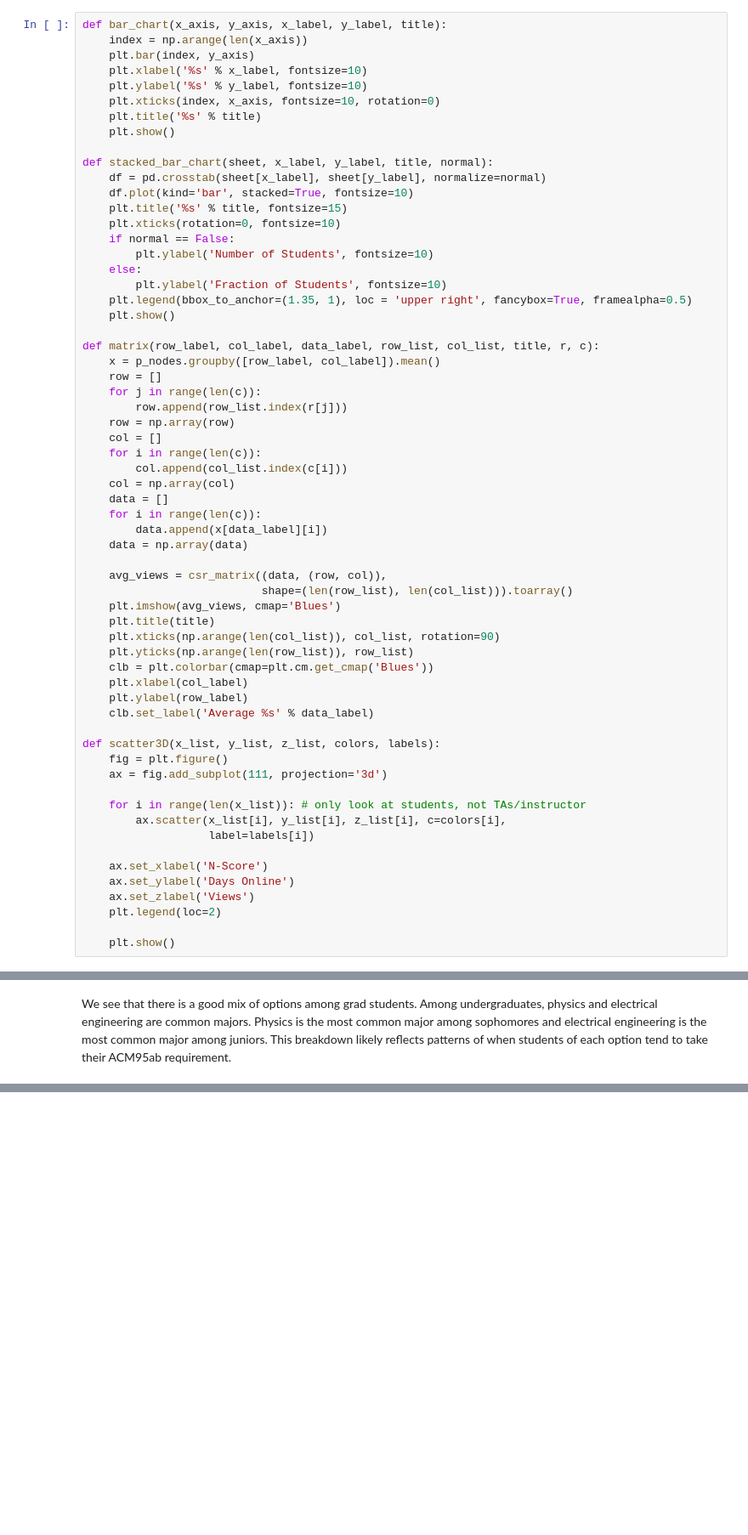
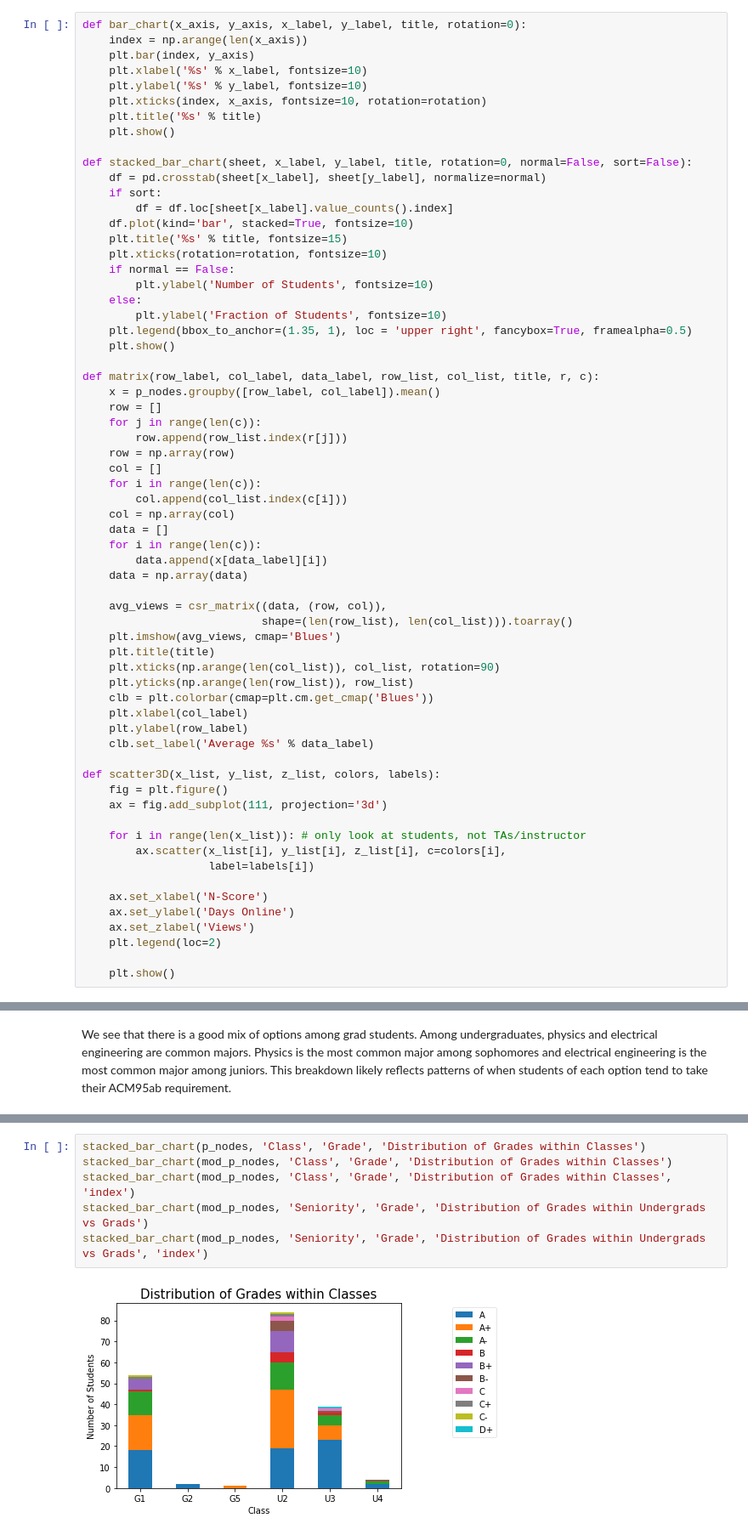
Before and after one commit to amandaliusa/piazza-network-analysis, a Jupyter notebook: visualizations_p_nodes_bar.ipynb, the cells around one changed output, grey strips where cells are left out. Shown at 85% size. Drawn from its saved outputs; the diff is of its cells as text; blank space fills up the shorter version.

Commit message:
More visualizations and update modified data file

```diff
--- a/visualizations_p_nodes_bar.ipynb
+++ b/visualizations_p_nodes_bar.ipynb
@@ -15,20 +15,22 @@ from pq_helper import get_dataframe
 # %% [markdown]
 Helper functions for plotting:
 # %%
-def bar_chart(x_axis, y_axis, x_label, y_label, title):
+def bar_chart(x_axis, y_axis, x_label, y_label, title, rotation=0):
     index = np.arange(len(x_axis))
     plt.bar(index, y_axis)
     plt.xlabel('%s' % x_label, fontsize=10)
     plt.ylabel('%s' % y_label, fontsize=10)
-    plt.xticks(index, x_axis, fontsize=10, rotation=0)
+    plt.xticks(index, x_axis, fontsize=10, rotation=rotation)
     plt.title('%s' % title)
     plt.show()
 
-def stacked_bar_chart(sheet, x_label, y_label, title, normal):
+def stacked_bar_chart(sheet, x_label, y_label, title, rotation=0, normal=False, sort=False):
     df = pd.crosstab(sheet[x_label], sheet[y_label], normalize=normal)
+    if sort:
+        df = df.loc[sheet[x_label].value_counts().index]
     df.plot(kind='bar', stacked=True, fontsize=10)
     plt.title('%s' % title, fontsize=15)
-    plt.xticks(rotation=0, fontsize=10)
+    plt.xticks(rotation=rotation, fontsize=10)
     if normal == False:
         plt.ylabel('Number of Students', fontsize=10)
     else:
@@ -495,0 +228,8 @@ We see that there is a good mix of options among grad students. Among undergradu
+# %%
+stacked_bar_chart(p_nodes, 'Class', 'Grade', 'Distribution of Grades within Classes')
+stacked_bar_chart(mod_p_nodes, 'Class', 'Grade', 'Distribution of Grades within Classes')
+stacked_bar_chart(mod_p_nodes, 'Class', 'Grade', 'Distribution of Grades within Classes', 'index')
+stacked_bar_chart(mod_p_nodes, 'Seniority', 'Grade', 'Distribution of Grades within Undergrads vs Grads')
+stacked_bar_chart(mod_p_nodes, 'Seniority', 'Grade', 'Distribution of Grades within Undergrads vs Grads', 'index')
+# %% [output]
+[figure, added]
```
Also changed, not shown: parts of 13 cells of this notebook, 2 other files.
